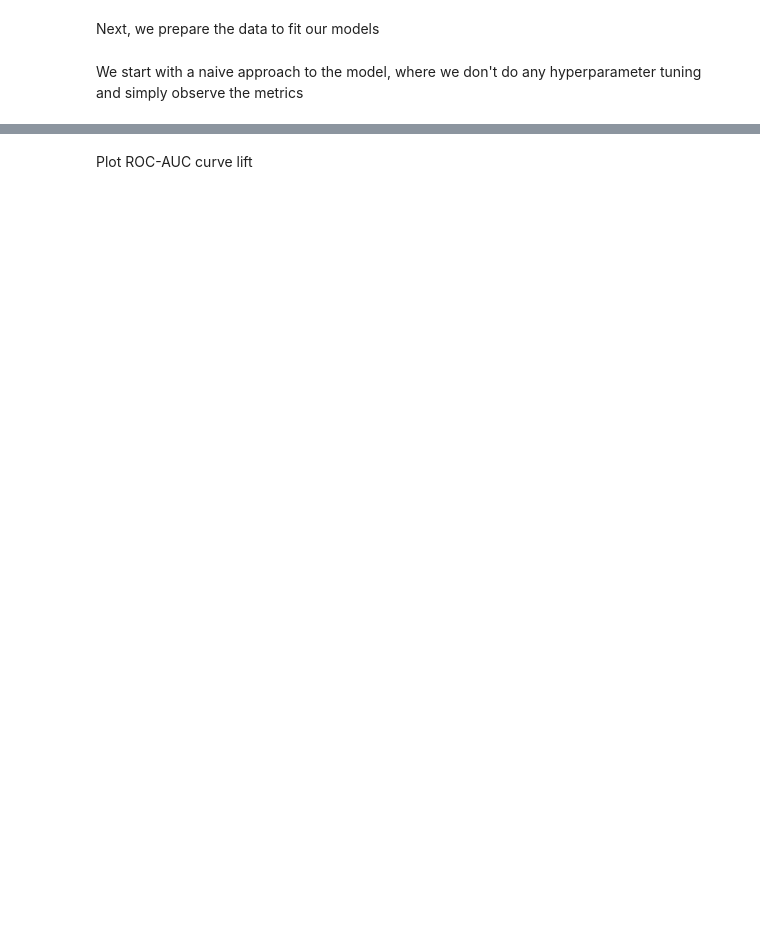
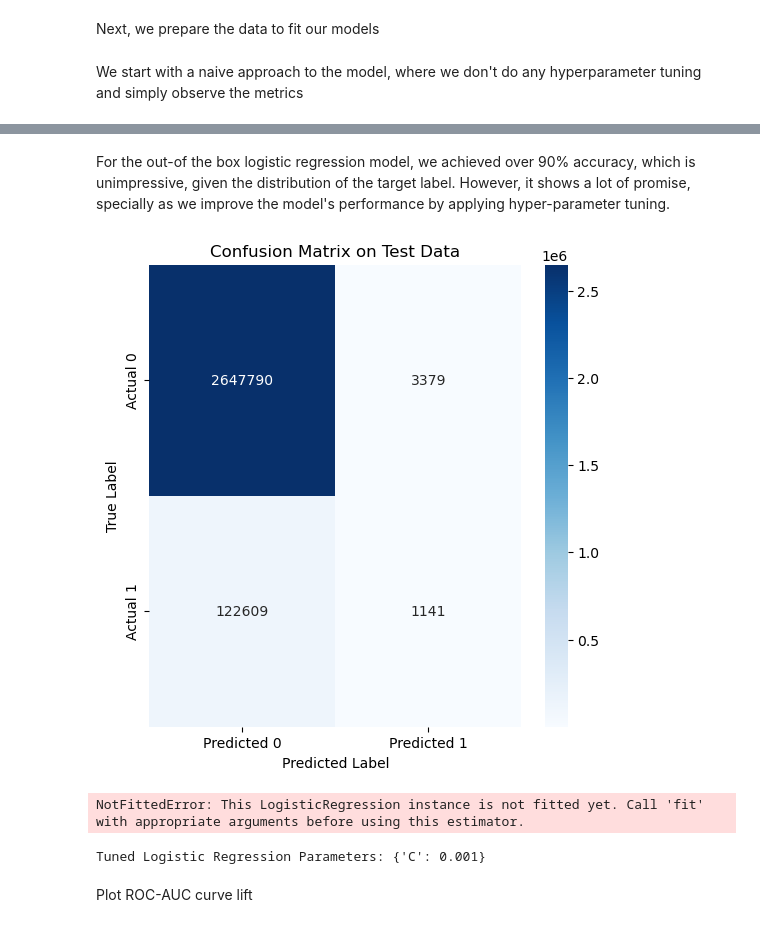
Before and after one commit to Bernardo-giff/imperial_digital_marketing, a Jupyter notebook: Prediction_algorithm.ipynb, the cells around one changed output, grey strips where cells are left out. Cells and saved outputs as stored; diff of their text form; code cells hidden in the pictures; blank space fills up the shorter version.

```diff
--- a/Prediction_algorithm.ipynb
+++ b/Prediction_algorithm.ipynb
@@ -330,12 +332,17 @@ sessions.to_csv('data/sessions.csv', index=False)
 # %%
+import pandas as pd
+
 # Load the sessions dataset to start ML code from here
 sessions = pd.read_csv('data/sessions.csv')
+
+# Transform the total session time to timedelta
+sessions['total_session_time'] = pd.to_timedelta(sessions['total_session_time'])
 # %% [markdown]
 Next, we prepare the data to fit our models
 # %%
 import numpy as np
 # Prepare the data for the model
-X = sessions.drop(['session_id', 'timestamp_click', 'flg_is_purchase'], axis=1)
+X = sessions.drop(['session_id', 'timestamp_click', 'flg_is_purchase', 'num_purchases'], axis=1)
 y = sessions['flg_is_purchase']
 
 # Convert the total session time to seconds
@@ -446,2 +406,66 @@ F1 Score: 0.3071642159998439
+# %%
+from sklearn.metrics import roc_curve, auc, confusion_matrix
+from matplotlib import pyplot as plt
+import seaborn as sns
+
+# Defining reusable functions
+
+def roc_auc_curve(y_pred_prob, title, threshold = 0.5):
+    # Convert probabilities predictions to binary (0 or 1) based on a threshold
+    y_pred_class = (y_pred_prob > threshold).astype(int)
+
+    # Calculate ROC curve
+    fpr, tpr, thresholds = roc_curve(y_test, y_pred_prob)
+    roc_auc = auc(fpr, tpr)
+
+    # Plot ROC curve
+    plt.figure(figsize=(10, 7))
+    plt.plot(fpr, tpr, color='darkorange', lw=2, label='ROC curve (area = {:.2f})'.format(roc_auc))
+    plt.plot([0, 1], [0, 1], color='navy', lw=2, linestyle='--')
+    plt.xlabel('False Positive Rate')
+    plt.ylabel('True Positive Rate')
+    plt.title(title)
+    plt.legend(loc="lower right")
+    plt.show()
+
+def cm_print(X_test, y_test, model, title='Confusion Matrix on Test Data'):
+    # Print confusion matrix, given the X_test, y_test and the model
+    cm = confusion_matrix(y_test, model.predict(X_test))
+    plt.figure(figsize=(6, 6))
+    sns.heatmap(cm, annot=True, fmt="d", cmap="Blues", xticklabels=['Predicted 0', 'Predicted 1'],
+                yticklabels=['Actual 0', 'Actual 1'])
+    plt.xlabel('Predicted Label')
+    plt.ylabel('True Label')
+    plt.title(title)
+    plt.show()
+# %% [markdown]
+For the out-of the box logistic regression model, we achieved over 90% accuracy, which is unimpressive, given the distribution of the target label. However, it shows a lot of promise, specially as we improve the model's performance by applying hyper-parameter tuning.
+# %%
+cm_print(X_test_std, y_test, log_reg, title='Confusion Matrix on Test Data')
+# %% [output]
+[figure, added]
+# %%
+roc_auc_curve(log_reg.predict_proba(X_test_std)[:, 1], 'Logistic Regression ROC Curve', threshold=0.8)
+# %% [output]
+NotFittedError: This LogisticRegression instance is not fitted yet. Call 'fit' with appropriate arguments before using this estimator.
+# %%
+# Tune hyperparameters with GridSearchCV
+from sklearn.model_selection import GridSearchCV
+
+# Create a dictionary of hyperparameters to search
+grid = {'C': np.logspace(-3,3,7)}
+
+# Create grid search
+log_reg_cv = GridSearchCV(log_reg, grid, cv=5)
+
+# Fit the model
+log_reg_cv.fit(X_train_std, y_train)
+
+# Print the best hyperparameters
+print("Tuned Logistic Regression Parameters: {}".format(log_reg_cv.best_params_))
+
+# Print the accuracy after hyperparameter tuning
+# %% [output]
+Tuned Logistic Regression Parameters: {'C': 0.001}
 # %% [markdown]
 Plot ROC-AUC curve lift
```
Also changed, not shown: parts of 8 cells of this notebook.
